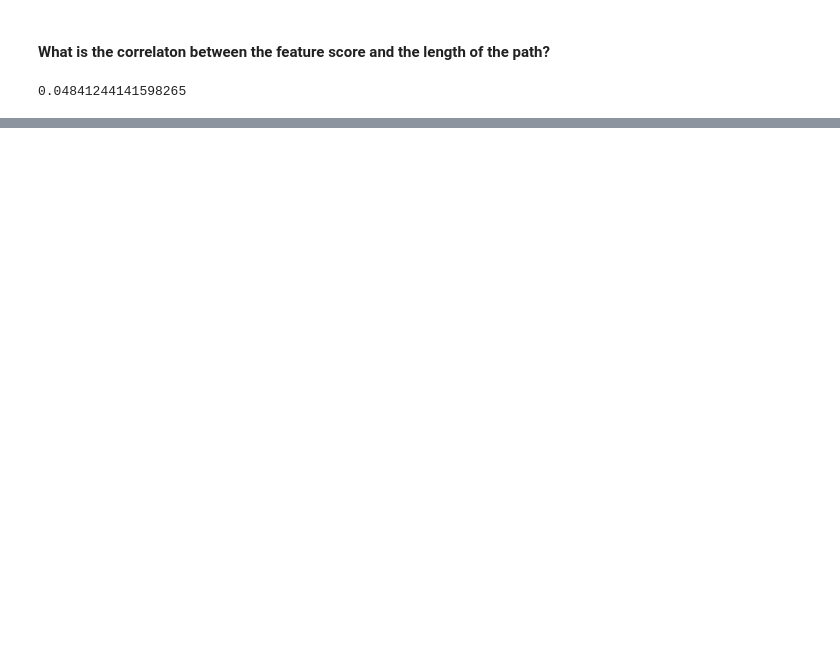
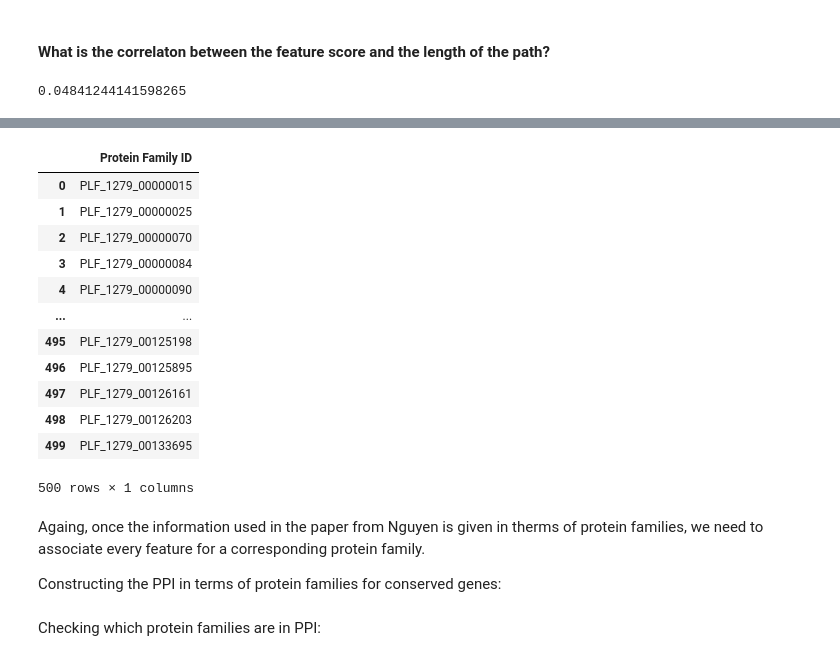
Before and after one commit to brunafistarol/MasterProjectDevelopment, a Jupyter notebook: Staphylococcus_aureus/Staphylococcus aureus.ipynb, the cells around one changed output, grey strips where cells are left out. Drawn from its saved outputs; the diff is of its cells as text; code cells hidden in the pictures; blank space fills up the shorter version.

Commit message:
update staphylococcus

```diff
--- a/Staphylococcus_aureus/Staphylococcus aureus.ipynb
+++ b/Staphylococcus_aureus/Staphylococcus aureus.ipynb
@@ -324,0 +332,35 @@ ppi_info2['Shortest Path to an AMR gene (length)'].astype('int').corr(ppi_info2[
+# %%
+import os
+from os import listdir
+
+plf_500 = []
+
+datadir = 'E:/User/bruna.fistarol/Documents/GitHub/Nguyen_et_al_2020/Staphylococcus/fasta.500.0'
+for strain in listdir(datadir):
+    with open(os.path.join(datadir, strain), 'r') as sequences:
+        for line in sequences:
+            if line[0] == '>':
+                plf_500.append(line[1:len(line)-1])
+
+plf_500 = pd.DataFrame(np.unique(plf_500))
+plf_500.columns = ['Protein Family ID']
+# %%
+plf_500
+# %% [output]
+|  | Protein Family ID |
+| 0 | PLF_1279_00000015 |
+| 1 | PLF_1279_00000025 |
+| 2 | PLF_1279_00000070 |
+| 3 | PLF_1279_00000084 |
+| 4 | PLF_1279_00000090 |
+| ... | ... |
+| 495 | PLF_1279_00125198 |
+| 496 | PLF_1279_00125895 |
+| 497 | PLF_1279_00126161 |
+| 498 | PLF_1279_00126203 |
+| 499 | PLF_1279_00133695 |
+500 rows × 1 columns
+# %% [markdown]
+Againg, once the information used in the paper from Nguyen is given in therms of protein families, we need to associate every feature for a corresponding protein family.
+
+Constructing the PPI in terms of protein families for conserved genes:
@@ -324,0 +385,2 @@ ppi_info2['Shortest Path to an AMR gene (length)'].astype('int').corr(ppi_info2[
+# %% [markdown]
+Checking which protein families are in PPI:
```
Also changed, not shown: parts of 59 cells of this notebook, 1 other file.
